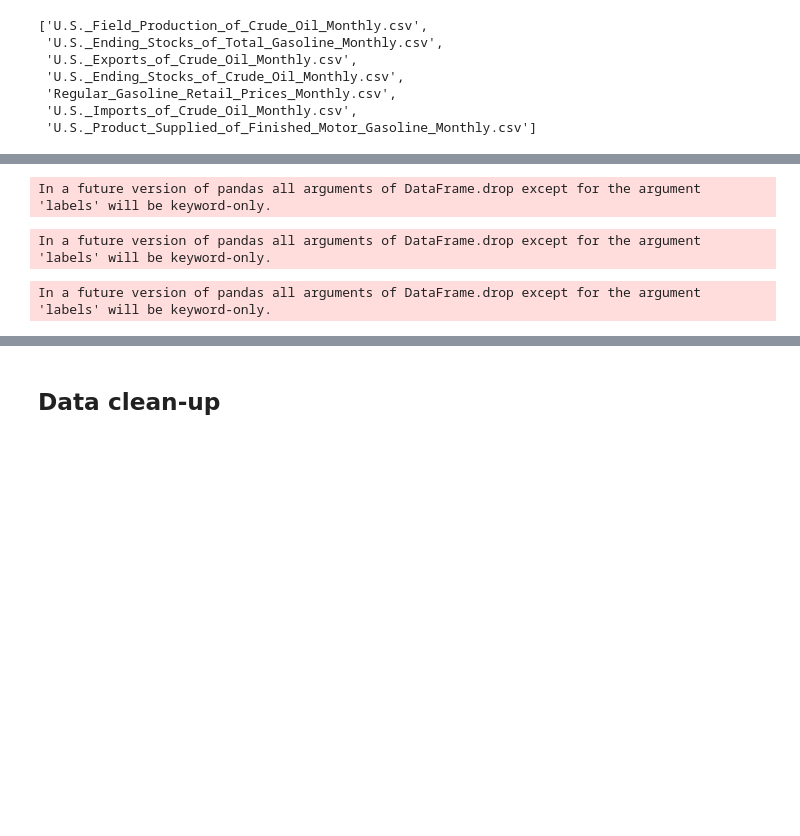
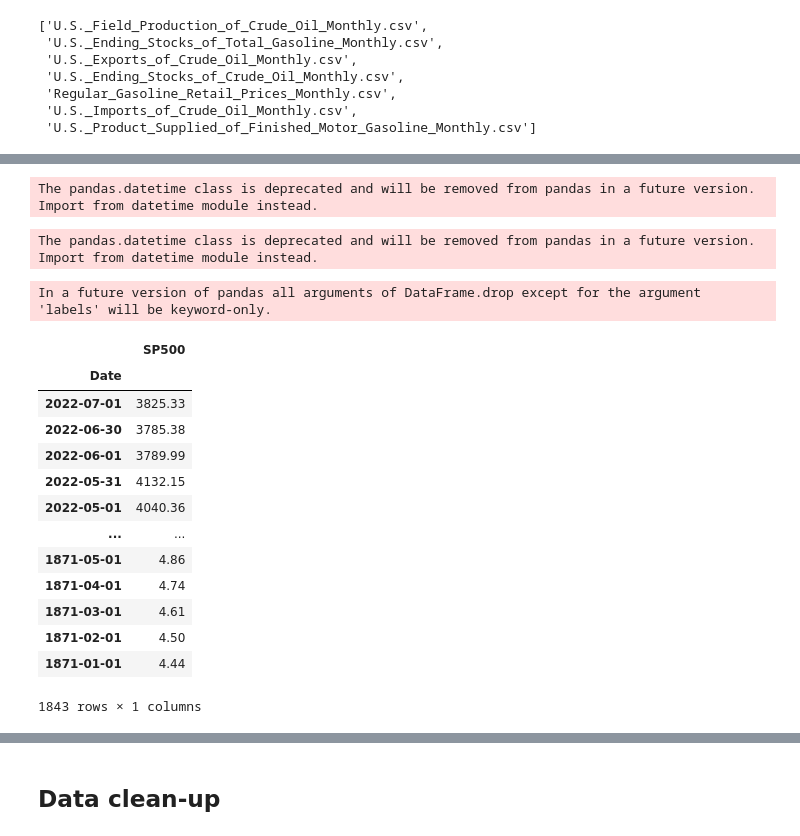
Before and after one commit to luca1308/12115167_Project, a Jupyter notebook: src/project.ipynb, the cells around one changed output, grey strips where cells are left out. Saved outputs shown, nothing was run; the diff lists cells and outputs as text; code cells hidden in the pictures; blank space fills up the shorter version.

```diff
--- a/src/project.ipynb
+++ b/src/project.ipynb
@@ -97,30 +106,56 @@ cpi = pd.read_csv('raw_data/CPIAUCSL.csv')
 cpi["Date"]= pd.to_datetime(cpi["DATE"])
 cpi.set_index('Date', inplace=True)
 cpi.drop(columns=["DATE"], inplace=True)
+# %%
+exxon = pd.read_csv('raw_data/MacroTrends_Data_Download_XOM.csv', skiprows=14)
+exxon["Date"]= pd.to_datetime(exxon["date"])
+exxon.set_index('Date', inplace=True)
+# to avoid data loss due to the first being a non-trading day, we use monthly averages
+close = exxon["close"].groupby(pd.Grouper(freq='M')).mean()
+volume = exxon["volume"].groupby(pd.Grouper(freq='M')).mean()
+exxon = pd.concat([close, volume], axis=1).reset_index()
+exxon.set_index('Date', inplace=True)
+exxon.index = [pd.datetime(x.year, x.month, 1) for x in exxon.index.tolist()]
+exxon.rename(columns={"close": "Exxon", "volume": "Exxon Volume"}, inplace=True)
+# %% [output]
+The pandas.datetime class is deprecated and will be removed from pandas in a future version. Import from datetime module instead.
+# %%
+chevron = pd.read_csv('raw_data/MacroTrends_Data_Download_CVX.csv', skiprows=14)
+chevron["Date"]= pd.to_datetime(chevron["date"])
+chevron.set_index('Date', inplace=True)
+# to avoid data loss due to the first being a non-trading day, we use monthly averages
+close = chevron["close"].groupby(pd.Grouper(freq='M')).mean()
+volume = chevron["volume"].groupby(pd.Grouper(freq='M')).mean()
+chevron = pd.concat([close, volume], axis=1).reset_index()
+chevron.set_index('Date', inplace=True)
+chevron.index = [pd.datetime(x.year, x.month, 1) for x in chevron.index.tolist()]
+chevron.rename(columns={"close": "Chevron", "volume": "Chevron Volume"}, inplace=True)
+# %% [output]
+The pandas.datetime class is deprecated and will be removed from pandas in a future version. Import from datetime module instead.
 # %%
-exxon = pd.read_csv('raw_data/XOM.csv')
-exxon["Date"] = pd.to_datetime(exxon["Date"])
-exxon.set_index('Date', inplace=True)
-exxon["Exxon"] = exxon["Close"]
-exxon.drop(exxon.columns.difference(['Exxon']), 1, inplace=True)
+sp500 = pd.read_csv('raw_data/SP500.csv')
+sp500["Date"]= pd.to_datetime(sp500["Date"])
+sp500.set_index('Date', inplace=True)
+# to avoid data loss due to the first being a non-trading day, we use monthly averages
+sp500["SP500"] = sp500["Value"]
+sp500.drop(sp500.columns.difference(['SP500']), 1, inplace=True)
+sp500
 # %% [output]
 In a future version of pandas all arguments of DataFrame.drop except for the argument 'labels' will be keyword-only.
+|  | SP500 |
+| Date |  |
+| 2022-07-01 | 3825.33 |
+| 2022-06-30 | 3785.38 |
+| 2022-06-01 | 3789.99 |
+| 2022-05-31 | 4132.15 |
+| 2022-05-01 | 4040.36 |
+| ... | ... |
+| 1871-05-01 | 4.86 |
+| 1871-04-01 | 4.74 |
+| 1871-03-01 | 4.61 |
+| 1871-02-01 | 4.50 |
+| 1871-01-01 | 4.44 |
+1843 rows × 1 columns
-# %%
-chevron = pd.read_csv('raw_data/CVX.csv')
-chevron["Date"]= pd.to_datetime(chevron["Date"])
-chevron.set_index('Date', inplace=True)
-chevron["Chevron"] = chevron["Close"]
-chevron.drop(chevron.columns.difference(['Chevron']), 1, inplace=True)
-# %% [output]
-In a future version of pandas all arguments of DataFrame.drop except for the argument 'labels' will be keyword-only.
-# %%
-sp500 = pd.read_csv('raw_data/SP500.csv')
-sp500["Date"]= pd.to_datetime(sp500["Date"])
-sp500.set_index('Date', inplace=True)
-sp500["SP500"] = sp500["Value"]
-sp500.drop(sp500.columns.difference(['SP500']), 1, inplace=True)
-# %% [output]
-In a future version of pandas all arguments of DataFrame.drop except for the argument 'labels' will be keyword-only.
 # %%
 def cut(df):
     first = before_first
```
Also changed, not shown: parts of 17 cells of this notebook, 2 other files.
